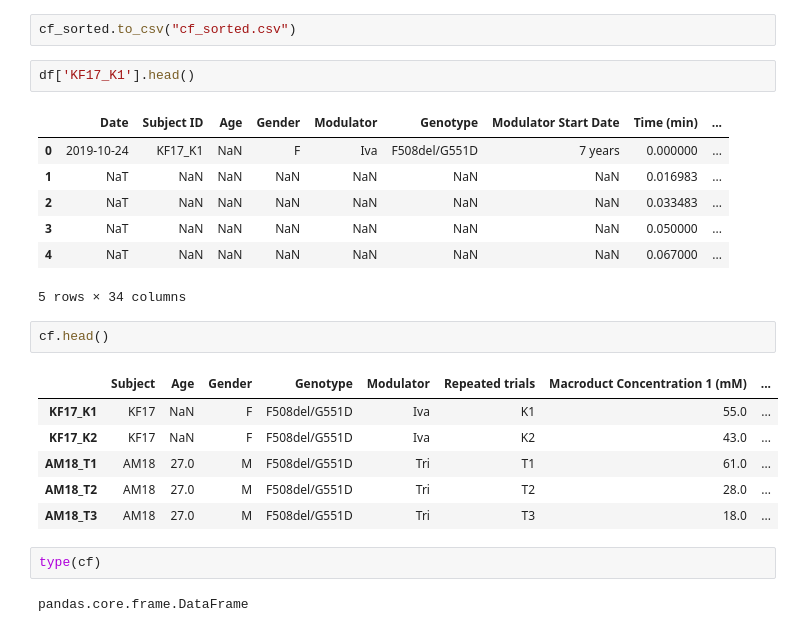
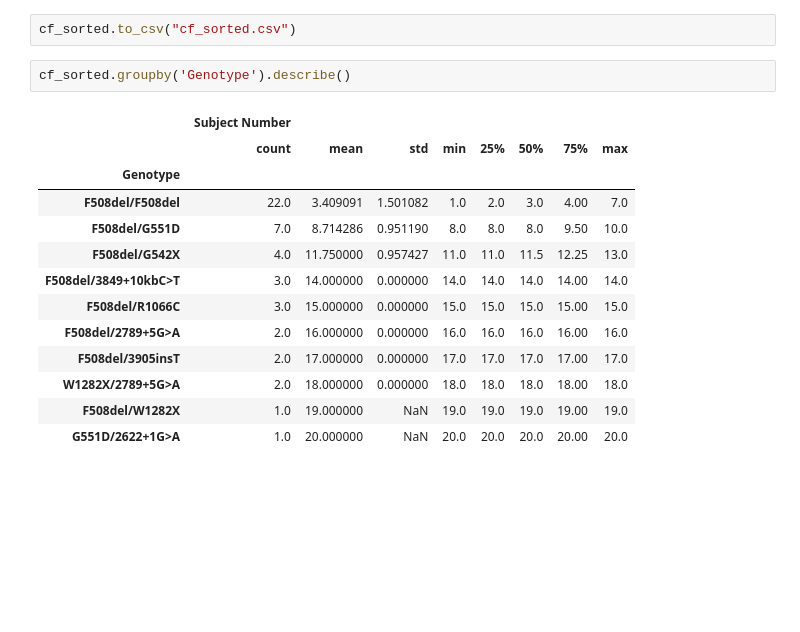
Before and after one commit to dinhtuanphan/MachineLearningForTherapies, a Jupyter notebook: CF.ipynb, the cells around one changed output. Drawn from its saved outputs; the diff is of its cells as text; blank space fills up the shorter version.

```diff
--- a/CF.ipynb
+++ b/CF.ipynb
@@ -174,26 +158,19 @@ Average age: 31.928571428571427
 SD: 8.104177956364978
 # %%
 cf_sorted.to_csv("cf_sorted.csv")
-# %%
-df['KF17_K1'].head()
-# %% [output]
-|  | Date | Subject ID | Age | Gender | Modulator | Genotype | Modulator Start Date | Time (min) | ... |
-| 0 | 2019-10-24 | KF17_K1 | NaN | F | Iva | F508del/G551D | 7 years | 0.000000 | ... |
-| 1 | NaT | NaN | NaN | NaN | NaN | NaN | NaN | 0.016983 | ... |
-| 2 | NaT | NaN | NaN | NaN | NaN | NaN | NaN | 0.033483 | ... |
-| 3 | NaT | NaN | NaN | NaN | NaN | NaN | NaN | 0.050000 | ... |
-| 4 | NaT | NaN | NaN | NaN | NaN | NaN | NaN | 0.067000 | ... |
-5 rows × 34 columns
-# %%
-cf.head()
-# %% [output]
-|  | Subject | Age | Gender | Genotype | Modulator | Repeated trials | Macroduct Concentration 1 (mM) | ... |
-| KF17_K1 | KF17 | NaN | F | F508del/G551D | Iva | K1 | 55.0 | ... |
-| KF17_K2 | KF17 | NaN | F | F508del/G551D | Iva | K2 | 43.0 | ... |
-| AM18_T1 | AM18 | 27.0 | M | F508del/G551D | Tri | T1 | 61.0 | ... |
-| AM18_T2 | AM18 | 27.0 | M | F508del/G551D | Tri | T2 | 28.0 | ... |
-| AM18_T3 | AM18 | 27.0 | M | F508del/G551D | Tri | T3 | 18.0 | ... |
-# %%
-type(cf)
-# %% [output]
-pandas.core.frame.DataFrame
+# %%
+cf_sorted.groupby('Genotype').describe()
+# %% [output]
+|  | Subject Number |  |  |  |  |  |  |  |
+|  | count | mean | std | min | 25% | 50% | 75% | max |
+| Genotype |  |  |  |  |  |  |  |  |
+| F508del/F508del | 22.0 | 3.409091 | 1.501082 | 1.0 | 2.0 | 3.0 | 4.00 | 7.0 |
+| F508del/G551D | 7.0 | 8.714286 | 0.951190 | 8.0 | 8.0 | 8.0 | 9.50 | 10.0 |
+| F508del/G542X | 4.0 | 11.750000 | 0.957427 | 11.0 | 11.0 | 11.5 | 12.25 | 13.0 |
+| F508del/3849+10kbC>T | 3.0 | 14.000000 | 0.000000 | 14.0 | 14.0 | 14.0 | 14.00 | 14.0 |
+| F508del/R1066C | 3.0 | 15.000000 | 0.000000 | 15.0 | 15.0 | 15.0 | 15.00 | 15.0 |
+| F508del/2789+5G>A | 2.0 | 16.000000 | 0.000000 | 16.0 | 16.0 | 16.0 | 16.00 | 16.0 |
+| F508del/3905insT | 2.0 | 17.000000 | 0.000000 | 17.0 | 17.0 | 17.0 | 17.00 | 17.0 |
+| W1282X/2789+5G>A | 2.0 | 18.000000 | 0.000000 | 18.0 | 18.0 | 18.0 | 18.00 | 18.0 |
+| F508del/W1282X | 1.0 | 19.000000 | NaN | 19.0 | 19.0 | 19.0 | 19.00 | 19.0 |
+| G551D/2622+1G>A | 1.0 | 20.000000 | NaN | 20.0 | 20.0 | 20.0 | 20.00 | 20.0 |
```
Also changed, not shown: parts of 8 cells of this notebook.
